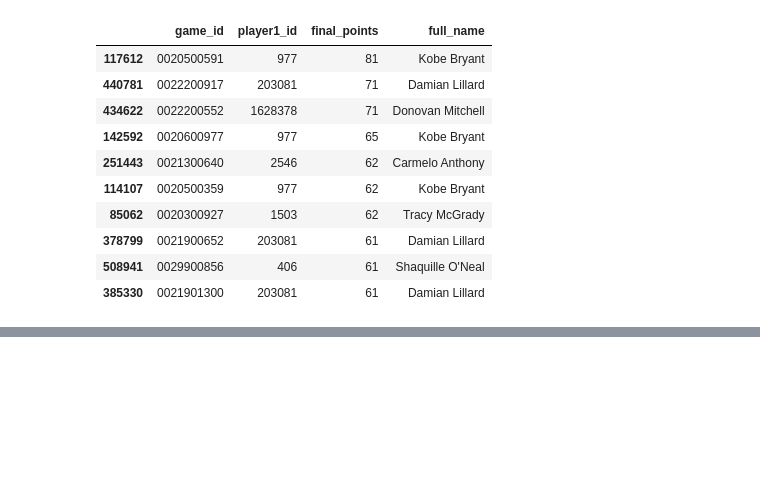
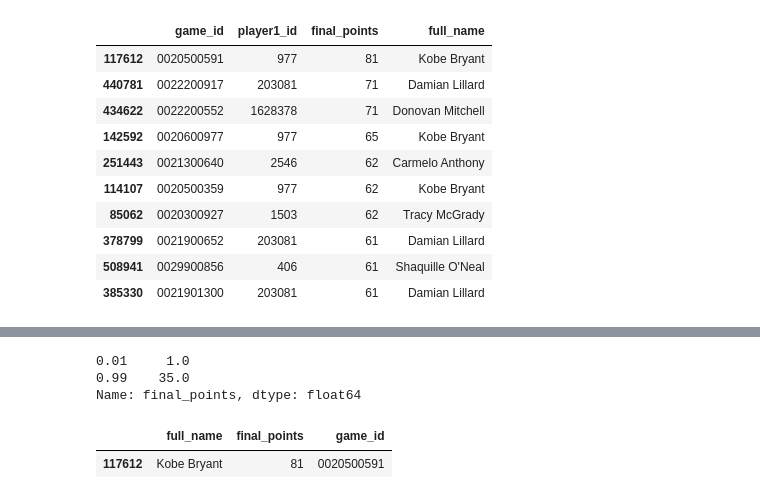
Before and after one commit to Jorgemontanez25/NBA_players_performance, a Jupyter notebook: notebooks/01_eda.ipynb, the cells around one changed output, grey strips where cells are left out. Saved outputs shown, nothing was run; the diff lists cells and outputs as text; code cells hidden in the pictures; blank space fills up the shorter version.

```diff
--- a/notebooks/01_eda.ipynb
+++ b/notebooks/01_eda.ipynb
@@ -547,0 +350,13 @@ plt.show()
+# %%
+player_game_points_named["final_points"].quantile([0.01,0.99])
+# %% [output]
+0.01     1.0
+0.99    35.0
+Name: final_points, dtype: float64
+# %%
+player_game_points_named[
+        player_game_points_named["final_points"]>=80
+][["full_name","final_points","game_id"]].head()
+# %% [output]
+|  | full_name | final_points | game_id |
+| 117612 | Kobe Bryant | 81 | 0020500591 |
```
Also changed, not shown: parts of 26 cells of this notebook.
